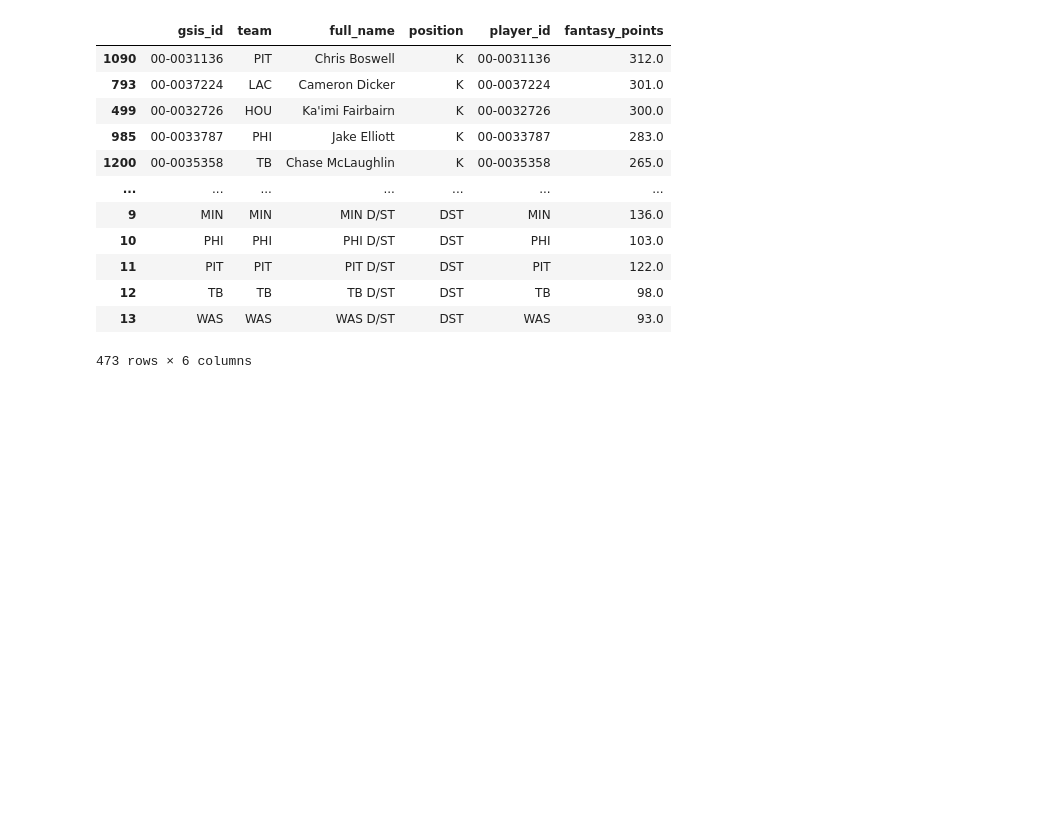
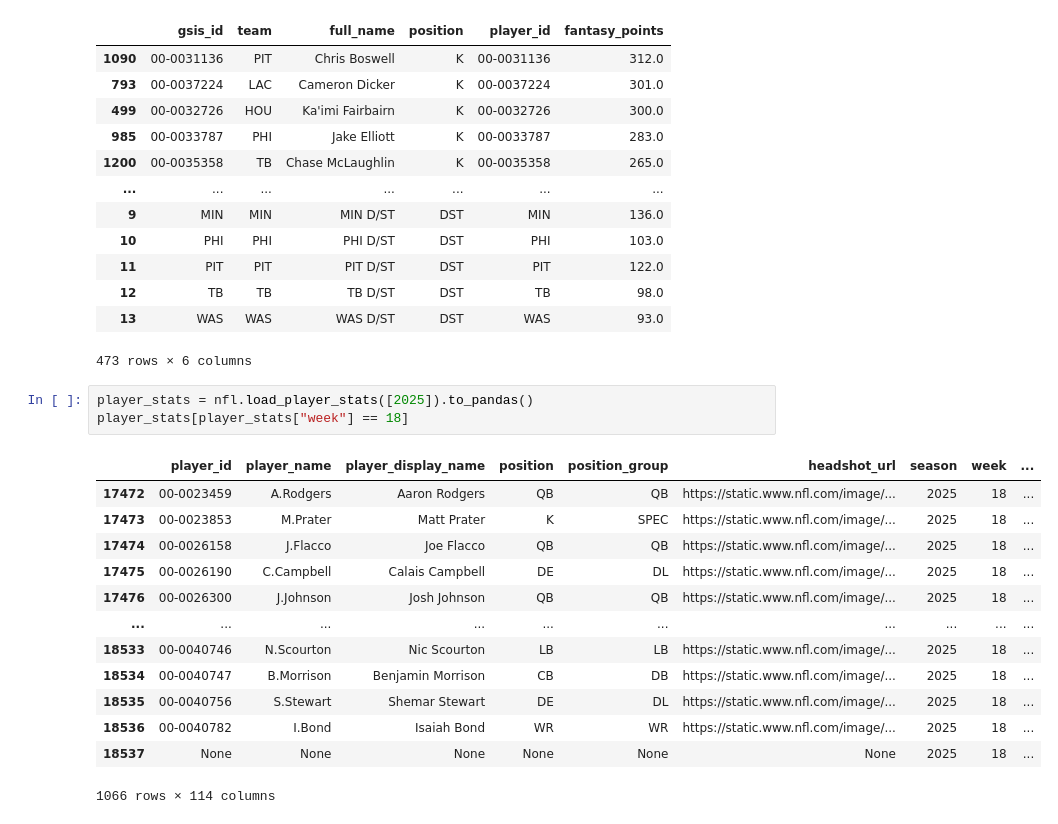
Before and after one commit to DesiPilla/espn-api-v3, a Jupyter notebook: Playoff_draft.ipynb, the cells around one changed output. Cells and saved outputs as stored; diff of their text form; blank space fills up the shorter version.

```diff
--- a/Playoff_draft.ipynb
+++ b/Playoff_draft.ipynb
@@ -30,3 +30,20 @@ See the caveats in the documentation: https://pandas.pydata.org/pandas-docs/stab
 | 12 | TB | TB | TB D/ST | DST | TB | 98.0 |
 | 13 | WAS | WAS | WAS D/ST | DST | WAS | 93.0 |
 473 rows × 6 columns
+# %%
+player_stats = nfl.load_player_stats([2025]).to_pandas()
+player_stats[player_stats["week"] == 18]
+# %% [output]
+|  | player_id | player_name | player_display_name | position | position_group | headshot_url | season | week | ... |
+| 17472 | 00-0023459 | A.Rodgers | Aaron Rodgers | QB | QB | https://static.www.nfl.com/image/... | 2025 | 18 | ... |
+| 17473 | 00-0023853 | M.Prater | Matt Prater | K | SPEC | https://static.www.nfl.com/image/... | 2025 | 18 | ... |
+| 17474 | 00-0026158 | J.Flacco | Joe Flacco | QB | QB | https://static.www.nfl.com/image/... | 2025 | 18 | ... |
+| 17475 | 00-0026190 | C.Campbell | Calais Campbell | DE | DL | https://static.www.nfl.com/image/... | 2025 | 18 | ... |
+| 17476 | 00-0026300 | J.Johnson | Josh Johnson | QB | QB | https://static.www.nfl.com/image/... | 2025 | 18 | ... |
+| ... | ... | ... | ... | ... | ... | ... | ... | ... | ... |
+| 18533 | 00-0040746 | N.Scourton | Nic Scourton | LB | LB | https://static.www.nfl.com/image/... | 2025 | 18 | ... |
+| 18534 | 00-0040747 | B.Morrison | Benjamin Morrison | CB | DB | https://static.www.nfl.com/image/... | 2025 | 18 | ... |
+| 18535 | 00-0040756 | S.Stewart | Shemar Stewart | DE | DL | https://static.www.nfl.com/image/... | 2025 | 18 | ... |
+| 18536 | 00-0040782 | I.Bond | Isaiah Bond | WR | WR | https://static.www.nfl.com/image/... | 2025 | 18 | ... |
+| 18537 | None | None | None | None | None | None | 2025 | 18 | ... |
+1066 rows × 114 columns
```
Also changed, not shown: 23 other files.
